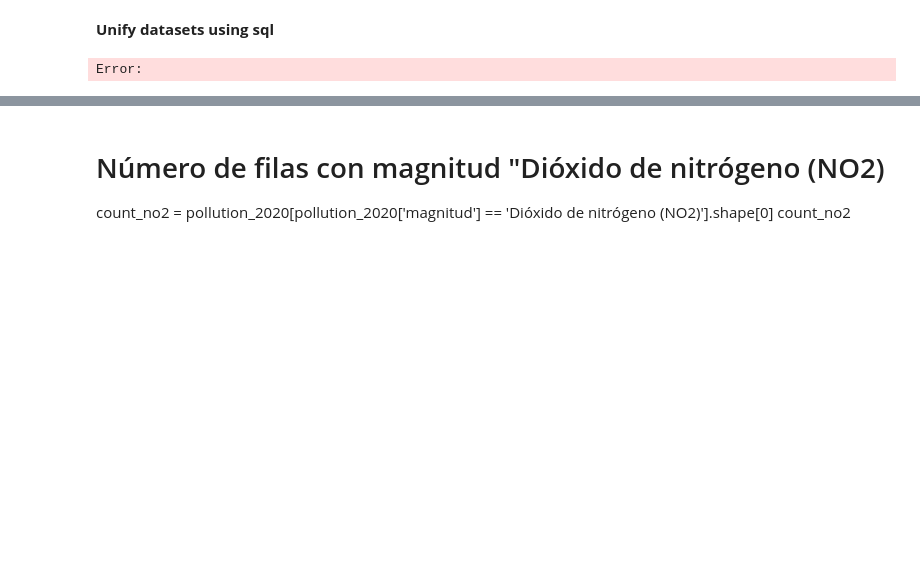
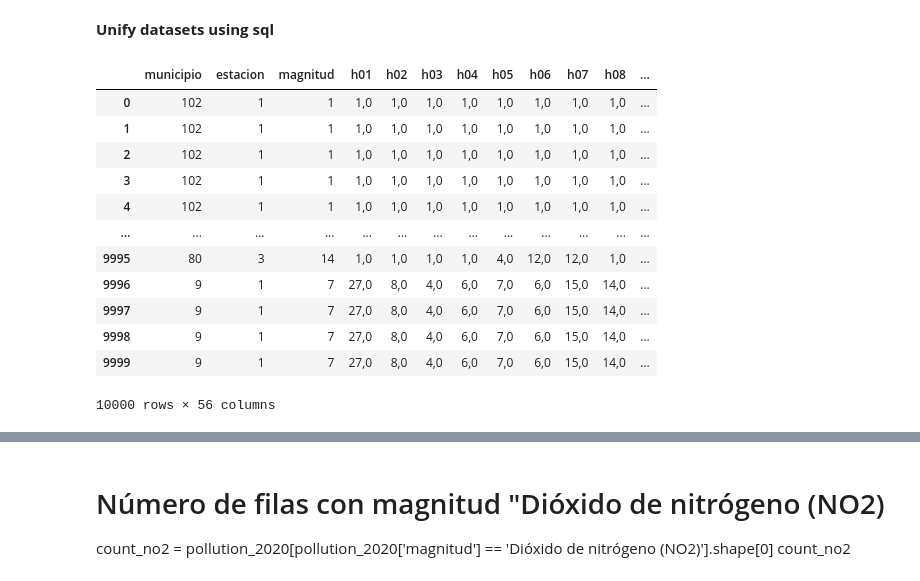
Before and after one commit to Yakondra/Final-project-air-quality, a Jupyter notebook: src/Air_quality.ipynb, the cells around one changed output, grey strips where cells are left out. Cells and saved outputs as stored; diff of their text form; code cells hidden in the pictures; blank space fills up the shorter version.

```diff
--- a/src/Air_quality.ipynb
+++ b/src/Air_quality.ipynb
@@ -288,25 +288,58 @@ weather.to_sql('weather', conn, if_exists= 'replace', index= False)
 
 conn.close()
 # %%
-conn = sql.connect('../data/processed/air-q.db')
-cursor = conn.cursor()
+# conn = sql.connect('../data/processed/air-q.db')
+# cursor = conn.cursor()
+
+# # query = '''
+# #     SELECT *
+# #     FROM weather
+# #     WHERE municipio=45;
+# # '''
 
 # query = '''
 #     SELECT *
 #     FROM weather
-#     WHERE municipio=45;
+#     INNER JOIN pollution ON weather.municipio = pollution.municipio;
 # '''
 
-query = '''
-    SELECT *
-    FROM weather
-    INNER JOIN pollution ON weather.municipio = pollution.municipio;
-'''
+# raw_airq = pd.read_sql_query(query, conn)
+# conn.close()
 
-raw_airq = pd.read_sql_query(query, conn)
-conn.close()
-
-raw_airq = raw_airq.loc[:, ~raw_airq.columns.duplicated()]
-raw_airq.head()
+# raw_airq = raw_airq.loc[:, ~raw_airq.columns.duplicated()]
+# raw_airq.head()
-# %% [output]
-Error:
+# %%
+conn = sql.connect('../data/processed/air-q.db')
+
+batch_size = 10000
+offset = 0
+
+query = f'''
+    SELECT *
+    FROM pollution
+    INNER JOIN weather
+    ON pollution.municipio = weather.municipio
+    AND pollution.estacion = weather.estacion
+    AND pollution.fecha = weather.fecha
+    LIMIT {batch_size} OFFSET {offset};
+'''
+
+air_quality = pd.read_sql_query(query, conn)
+
+conn.close()
+
+air_quality
+# %% [output]
+|  | municipio | estacion | magnitud | h01 | h02 | h03 | h04 | h05 | h06 | h07 | h08 | ... |
+| 0 | 102 | 1 | 1 | 1,0 | 1,0 | 1,0 | 1,0 | 1,0 | 1,0 | 1,0 | 1,0 | ... |
+| 1 | 102 | 1 | 1 | 1,0 | 1,0 | 1,0 | 1,0 | 1,0 | 1,0 | 1,0 | 1,0 | ... |
+| 2 | 102 | 1 | 1 | 1,0 | 1,0 | 1,0 | 1,0 | 1,0 | 1,0 | 1,0 | 1,0 | ... |
+| 3 | 102 | 1 | 1 | 1,0 | 1,0 | 1,0 | 1,0 | 1,0 | 1,0 | 1,0 | 1,0 | ... |
+| 4 | 102 | 1 | 1 | 1,0 | 1,0 | 1,0 | 1,0 | 1,0 | 1,0 | 1,0 | 1,0 | ... |
+| ... | ... | ... | ... | ... | ... | ... | ... | ... | ... | ... | ... | ... |
+| 9995 | 80 | 3 | 14 | 1,0 | 1,0 | 1,0 | 1,0 | 4,0 | 12,0 | 12,0 | 1,0 | ... |
+| 9996 | 9 | 1 | 7 | 27,0 | 8,0 | 4,0 | 6,0 | 7,0 | 6,0 | 15,0 | 14,0 | ... |
+| 9997 | 9 | 1 | 7 | 27,0 | 8,0 | 4,0 | 6,0 | 7,0 | 6,0 | 15,0 | 14,0 | ... |
+| 9998 | 9 | 1 | 7 | 27,0 | 8,0 | 4,0 | 6,0 | 7,0 | 6,0 | 15,0 | 14,0 | ... |
+| 9999 | 9 | 1 | 7 | 27,0 | 8,0 | 4,0 | 6,0 | 7,0 | 6,0 | 15,0 | 14,0 | ... |
+10000 rows × 56 columns
```
Also changed, not shown: parts of 3 cells of this notebook, 5 other files.
